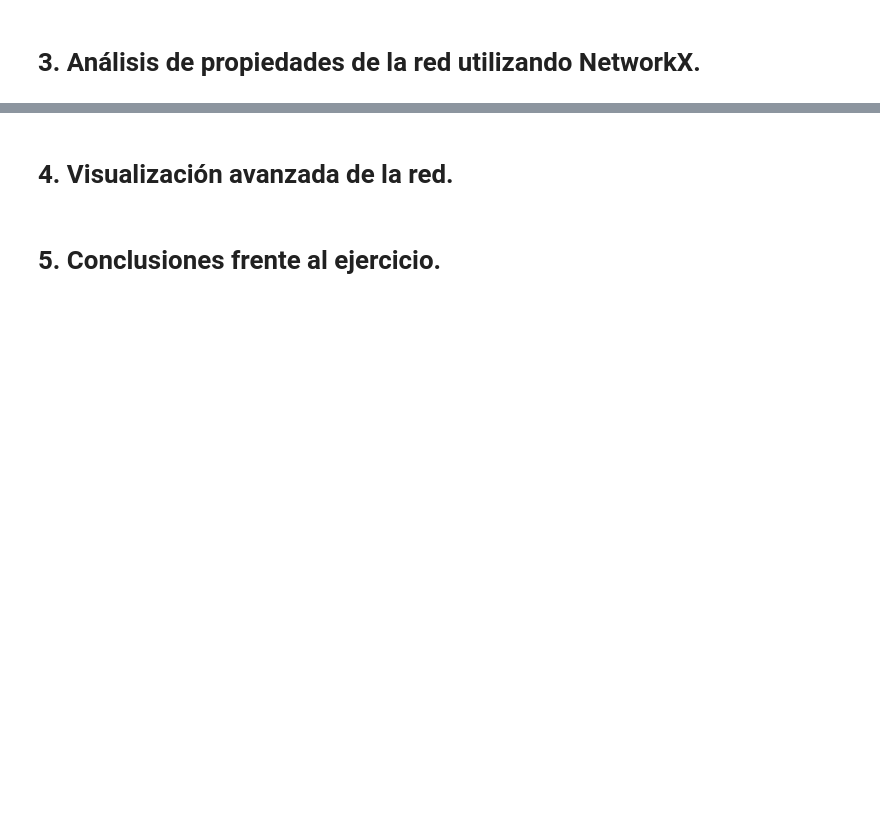
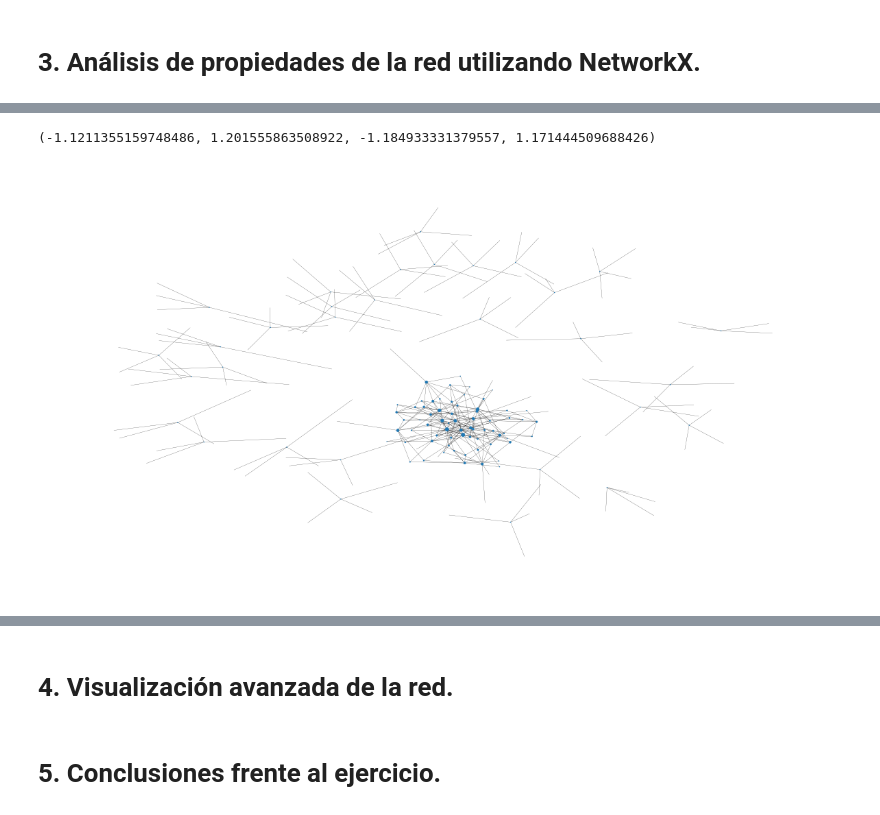
Before and after one commit to chsanabriam/Taller_Redes_Complejas, a Jupyter notebook: Archivo_Trabajo_S7.ipynb, the cells around one changed output, grey strips where cells are left out. Drawn from its saved outputs; the diff is of its cells as text; code cells hidden in the pictures; blank space fills up the shorter version.

```diff
--- a/Archivo_Trabajo_S7.ipynb
+++ b/Archivo_Trabajo_S7.ipynb
@@ -51,0 +146,6 @@ Nota: Los archivos están en encoding `utf8` y tienen como separador `|`
+# %%
+# Calcular la centralidad de intermediación
+betweenness_centrality = nx.centrality.betweenness_centrality(
+    G
+)  # save results in a variable to use again
+(sorted(betweenness_centrality.items(), key=lambda item: item[1], reverse=True))
@@ -51,0 +170,10 @@ Nota: Los archivos están en encoding `utf8` y tienen como separador `|`
+# %%
+node_size = [
+    v * 1200 for v in betweenness_centrality.values()
+]  # set up nodes size for a nice graph representation
+plt.figure(figsize=(15, 8))
+nx.draw_networkx(G, pos=pos, node_size=node_size, with_labels=False, width=0.15)
+plt.axis("off")
+# %% [output]
+(-1.1211355159748486, 1.201555863508922, -1.184933331379557, 1.171444509688426)
+[figure, added]
```
Also changed, not shown: parts of 11 cells of this notebook.
